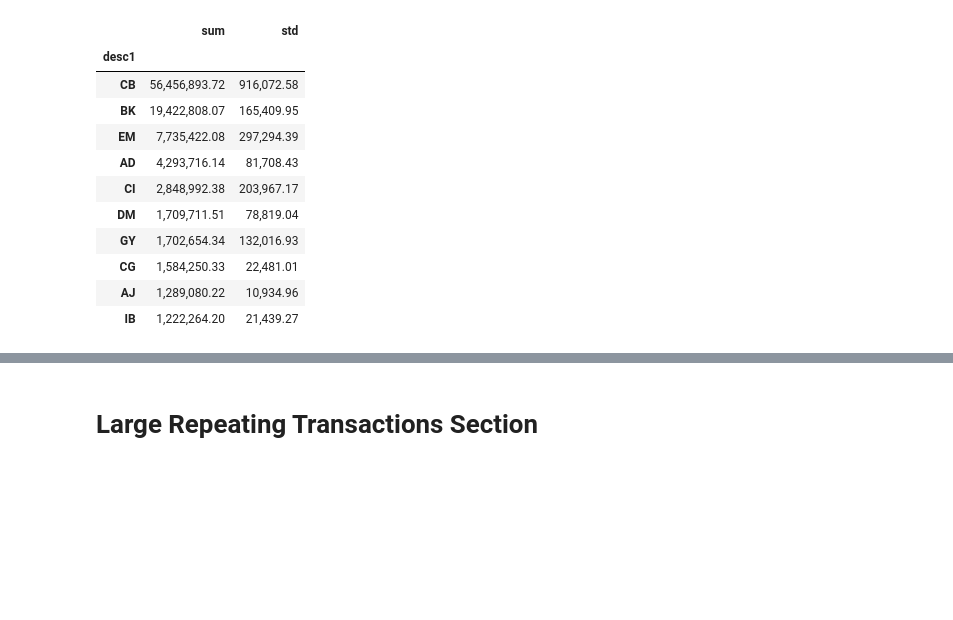
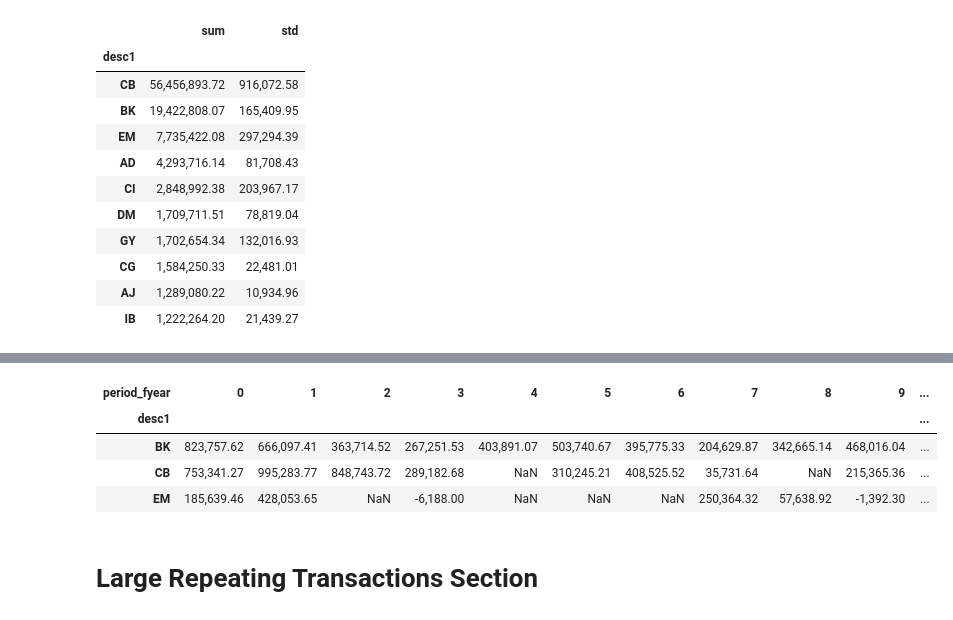
Before and after one commit to lelandjmurrin/Acquisition_Due_Dilligence_Capstone_Project, a Jupyter notebook: GeneralLedgerTxns_EDA.ipynb, the cells around one changed output, grey strips where cells are left out. Saved outputs shown, nothing was run; the diff lists cells and outputs as text; code cells hidden in the pictures; blank space fills up the shorter version.

```diff
--- a/GeneralLedgerTxns_EDA.ipynb
+++ b/GeneralLedgerTxns_EDA.ipynb
@@ -383,3 +514,15 @@ dh.df.groupby(["period_fyear", "desc1"]).txn_amt.sum().reset_index().groupby("de
+# %%
+km = KMeans(n_clusters = 4)
+X = dh.df.pivot_table(index = "desc1", columns = "period_fyear", values = "txn_amt", aggfunc = "sum")
+km.fit(X.fillna(0))
+X["clusters"] = km.labels_
+X.query("clusters > 0") #displaying desc1s with clusters != 0
+# %% [output]
+| period_fyear | 0 | 1 | 2 | 3 | 4 | 5 | 6 | 7 | 8 | 9 | ... |
+| desc1 |  |  |  |  |  |  |  |  |  |  | ... |
+| BK | 823,757.62 | 666,097.41 | 363,714.52 | 267,251.53 | 403,891.07 | 503,740.67 | 395,775.33 | 204,629.87 | 342,665.14 | 468,016.04 | ... |
+| CB | 753,341.27 | 995,283.77 | 848,743.72 | 289,182.68 | NaN | 310,245.21 | 408,525.52 | 35,731.64 | NaN | 215,365.36 | ... |
+| EM | 185,639.46 | 428,053.65 | NaN | -6,188.00 | NaN | NaN | NaN | 250,364.32 | 57,638.92 | -1,392.30 | ... |
 # %% [markdown]
 # Large Repeating Transactions Section
 # %%
```
Also changed, not shown: parts of 14 cells of this notebook, 2 other files.
